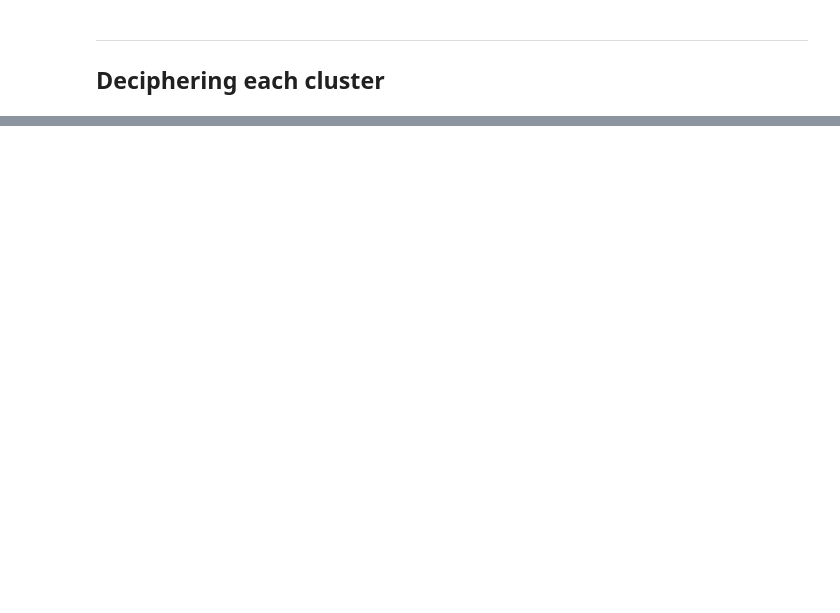
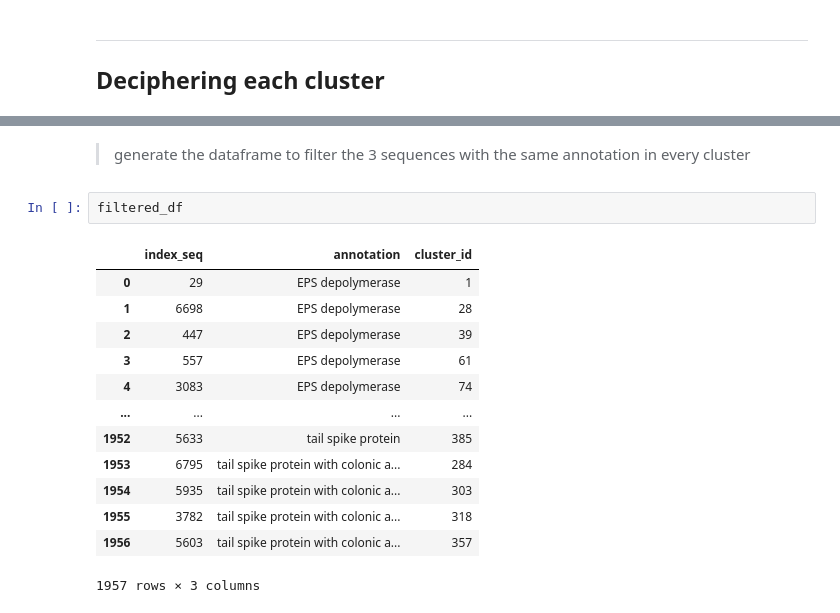
Before and after one commit to dimiboeckaerts/DepoScope, a Jupyter notebook: scripts/Affinity_propagation.db_depo.ipynb, the cells around one changed output, grey strips where cells are left out. Cells and saved outputs as stored; diff of their text form; blank space fills up the shorter version.

```diff
--- a/scripts/Affinity_propagation.db_depo.ipynb
+++ b/scripts/Affinity_propagation.db_depo.ipynb
@@ -268,0 +273,18 @@ print("hello")
+# %% [markdown]
+> generate the dataframe to filter the 3 sequences with the same annotation in every cluster
+# %%
+filtered_df
+# %% [output]
+|  | index_seq | annotation | cluster_id |
+| 0 | 29 | EPS depolymerase | 1 |
+| 1 | 6698 | EPS depolymerase | 28 |
+| 2 | 447 | EPS depolymerase | 39 |
+| 3 | 557 | EPS depolymerase | 61 |
+| 4 | 3083 | EPS depolymerase | 74 |
+| ... | ... | ... | ... |
+| 1952 | 5633 | tail spike protein | 385 |
+| 1953 | 6795 | tail spike protein with colonic a... | 284 |
+| 1954 | 5935 | tail spike protein with colonic a... | 303 |
+| 1955 | 3782 | tail spike protein with colonic a... | 318 |
+| 1956 | 5603 | tail spike protein with colonic a... | 357 |
+1957 rows × 3 columns
```
Also changed, not shown: parts of 12 cells of this notebook, 1 other file.
